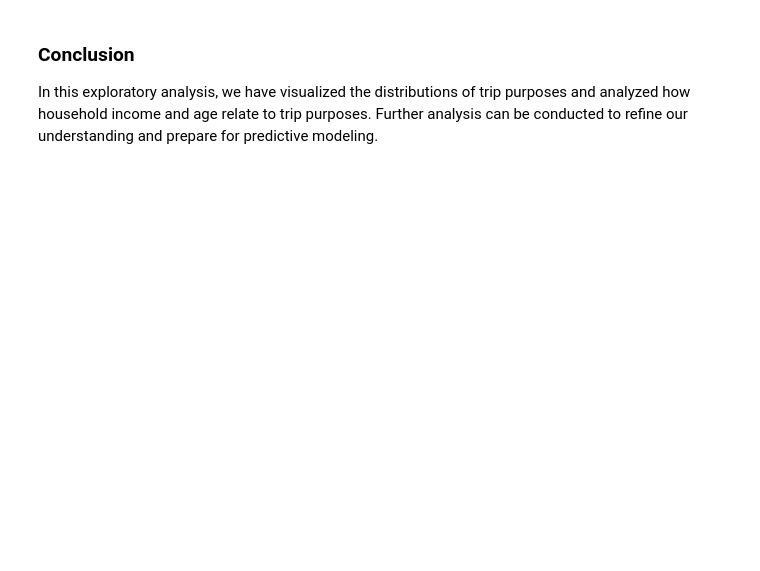
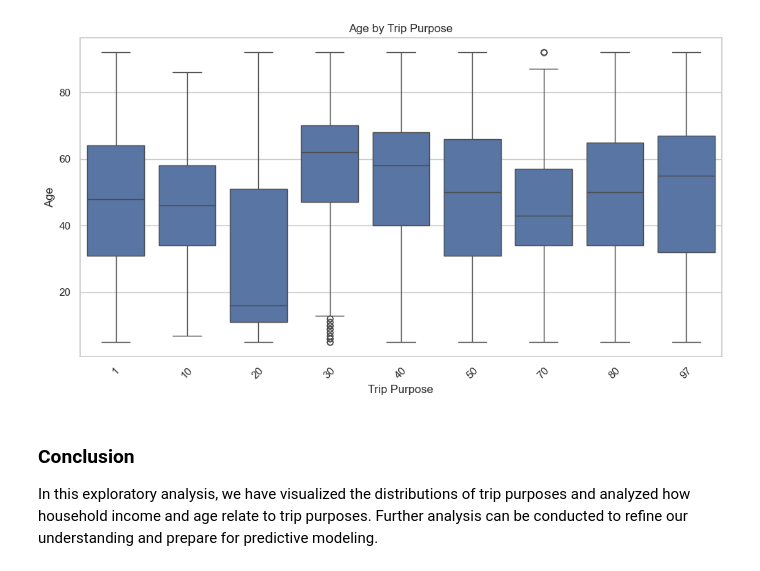
Before and after one commit to Xerconia/Transitlytics, a Jupyter notebook: notebooks/exploratory_analysis.ipynb, the cells around one changed output. Cells and saved outputs as stored; diff of their text form; code cells hidden in the pictures; blank space fills up the shorter version.

```diff
--- a/notebooks/exploratory_analysis.ipynb
+++ b/notebooks/exploratory_analysis.ipynb
@@ -51,12 +155,18 @@ plt.show()
 # %%
 # Analyze the relationship between age and trip purpose
 plt.figure(figsize=(12, 6))
-sns.boxplot(data=trip_data.merge(person_data, on='person_id'), x='trip_purpose', y='AGE')
+
+# Merge on both HOUSEID and PERSONID to avoid Cartesian product
+merged = trip.merge(person[['HOUSEID', 'PERSONID', 'R_AGE']], on=['HOUSEID', 'PERSONID'], suffixes=('', '_person'))
+sn.boxplot(data=merged, x='WHYTRP1S', y='R_AGE')
+
 plt.title('Age by Trip Purpose')
 plt.xlabel('Trip Purpose')
 plt.ylabel('Age')
 plt.xticks(rotation=45)
 plt.show()
+# %% [output]
+[figure, added]
 # %% [markdown]
 ### Conclusion
 In this exploratory analysis, we have visualized the distributions of trip purposes and analyzed how household income and age relate to trip purposes. Further analysis can be conducted to refine our understanding and prepare for predictive modeling.
```
Also changed, not shown: parts of 6 cells of this notebook, 1 other file.
